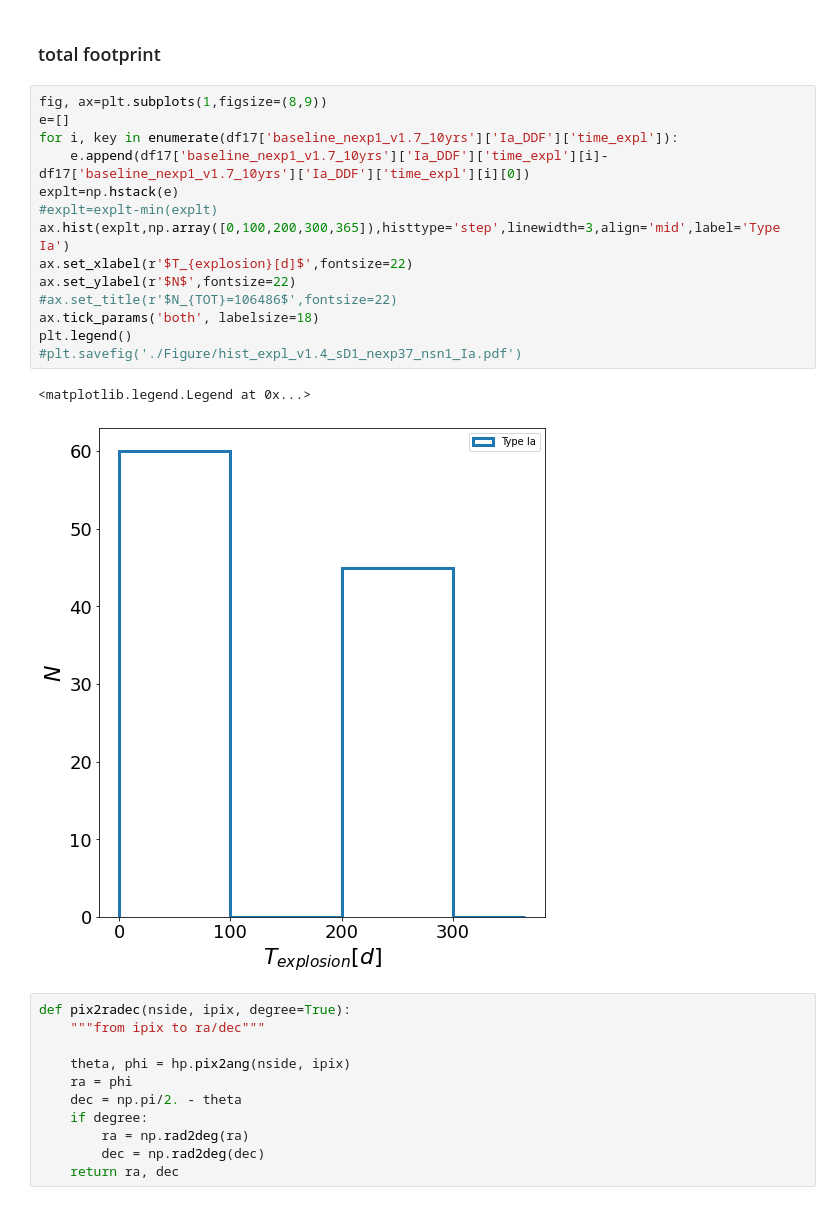
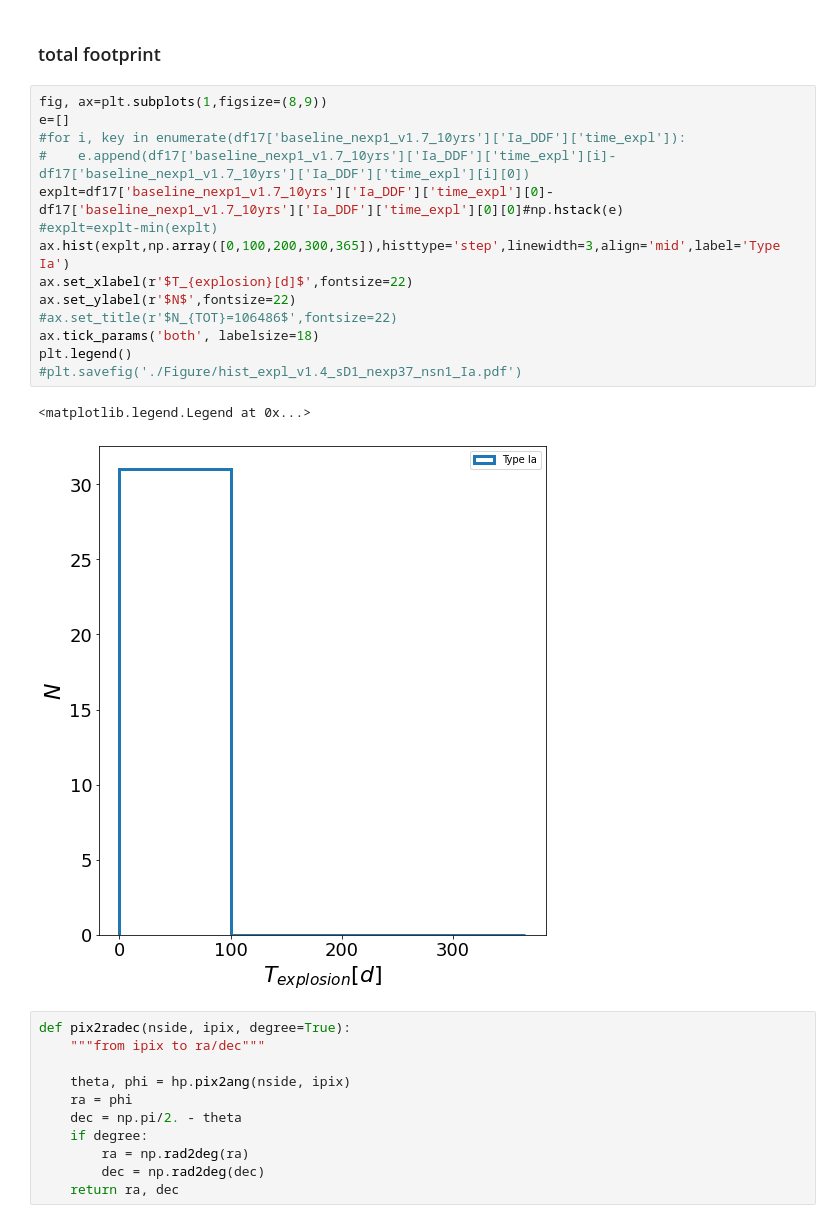
Before and after one commit to FabioRagosta/LSSTmetrics, a Jupyter notebook: SNRateMetric-DDF.ipynb, the cells around one changed output. Saved outputs shown, nothing was run; the diff lists cells and outputs as text.

```diff
--- a/SNRateMetric-DDF.ipynb
+++ b/SNRateMetric-DDF.ipynb
@@ -832,20 +833,20 @@ for coo in df17['Ia_test_2']['SN_coo']:
 # %%
 fig, ax=plt.subplots(1,figsize=(8,9))
 e=[]
-for i, key in enumerate(df17['baseline_nexp1_v1.7_10yrs']['Ia_DDF']['time_expl']):
-    e.append(df17['baseline_nexp1_v1.7_10yrs']['Ia_DDF']['time_expl'][i]-df17['baseline_nexp1_v1.7_10yrs']['Ia_DDF']['time_expl'][i][0])
-explt=np.hstack(e)
+#for i, key in enumerate(df17['baseline_nexp1_v1.7_10yrs']['Ia_DDF']['time_expl']):
+#    e.append(df17['baseline_nexp1_v1.7_10yrs']['Ia_DDF']['time_expl'][i]-df17['baseline_nexp1_v1.7_10yrs']['Ia_DDF']['time_expl'][i][0])
+explt=df17['baseline_nexp1_v1.7_10yrs']['Ia_DDF']['time_expl'][0]-df17['baseline_nexp1_v1.7_10yrs']['Ia_DDF']['time_expl'][0][0]#np.hstack(e)
 #explt=explt-min(explt)
 ax.hist(explt,np.array([0,100,200,300,365]),histtype='step',linewidth=3,align='mid',label='Type Ia')
 ax.set_xlabel(r'$T_{explosion}[d]$',fontsize=22)
 ax.set_ylabel(r'$N$',fontsize=22)
 #ax.set_title(r'$N_{TOT}=106486$',fontsize=22)
 ax.tick_params('both', labelsize=18)
 plt.legend()
 #plt.savefig('./Figure/hist_expl_v1.4_sD1_nexp37_nsn1_Ia.pdf')
 # %% [output]
 <matplotlib.legend.Legend at 0x...>
-[figure, old version]
+[figure, new version]
 # %%
 def pix2radec(nside, ipix, degree=True):
     """from ipix to ra/dec"""
```
Also changed, not shown: parts of 1 cell of this notebook.
